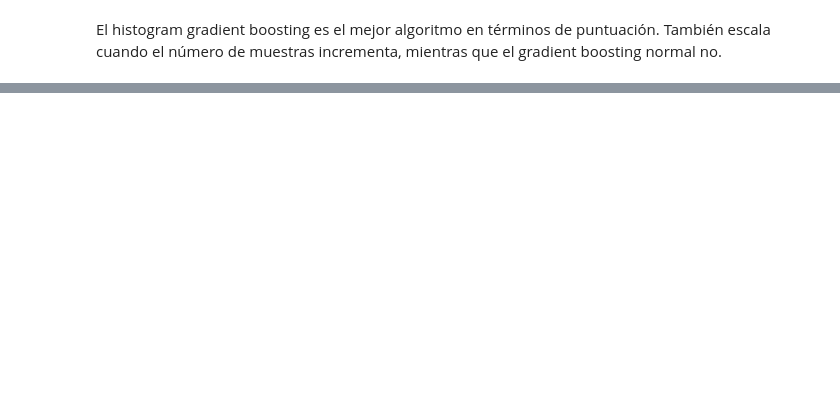
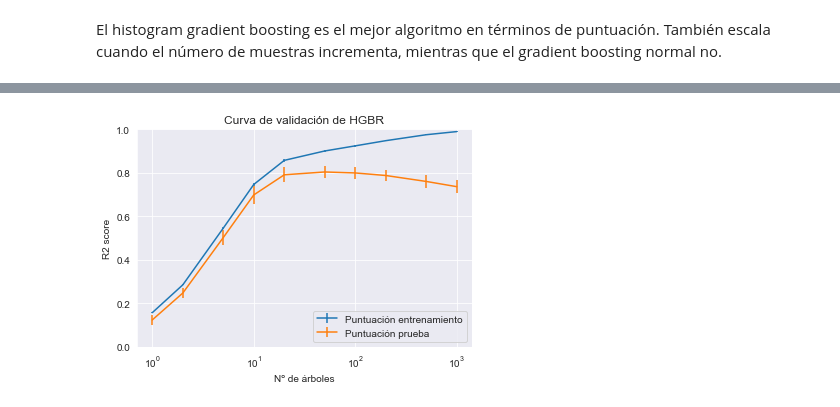
Before and after one commit to SgtSteiner/curso-scikit-learn, a Jupyter notebook: ensemble_models/post.ipynb, the cells around one changed output, grey strips where cells are left out. Drawn from its saved outputs; the diff is of its cells as text; code cells hidden in the pictures; blank space fills up the shorter version.

```diff
--- a/ensemble_models/post.ipynb
+++ b/ensemble_models/post.ipynb
@@ -1320,0 +1820,34 @@ El histogram gradient boosting es el mejor algoritmo en términos de puntuación
+# %%
+from sklearn.ensemble import HistGradientBoostingRegressor
+
+hgbr = HistGradientBoostingRegressor(random_state=0)
+
+param_range = [1, 2, 5, 10, 20, 50, 100, 200, 500, 1_000]
+
+hgbr_train_scores, hgbr_test_scores = validation_curve(
+    hgbr, X, y,
+    param_name="max_iter",
+    param_range=param_range,
+    n_jobs=-1
+)
+# %%
+plt.errorbar(
+    param_range,
+    hgbr_train_scores.mean(axis=1),
+    yerr=hgbr_train_scores.std(axis=1),
+    label="Puntuación entrenamiento",
+)
+plt.errorbar(
+    param_range,
+    hgbr_test_scores.mean(axis=1),
+    yerr=hgbr_test_scores.std(axis=1),
+    label="Puntuación prueba",
+)
+plt.legend()
+plt.xscale("log")
+plt.xlabel("Nº de árboles")
+plt.ylabel("R2 score")
+plt.ylim([0, 1])
+_ = plt.title("Curva de validación de HGBR")
+# %% [output]
+[figure, added]
```
Also changed, not shown: parts of 88 cells of this notebook, 1 other file.
